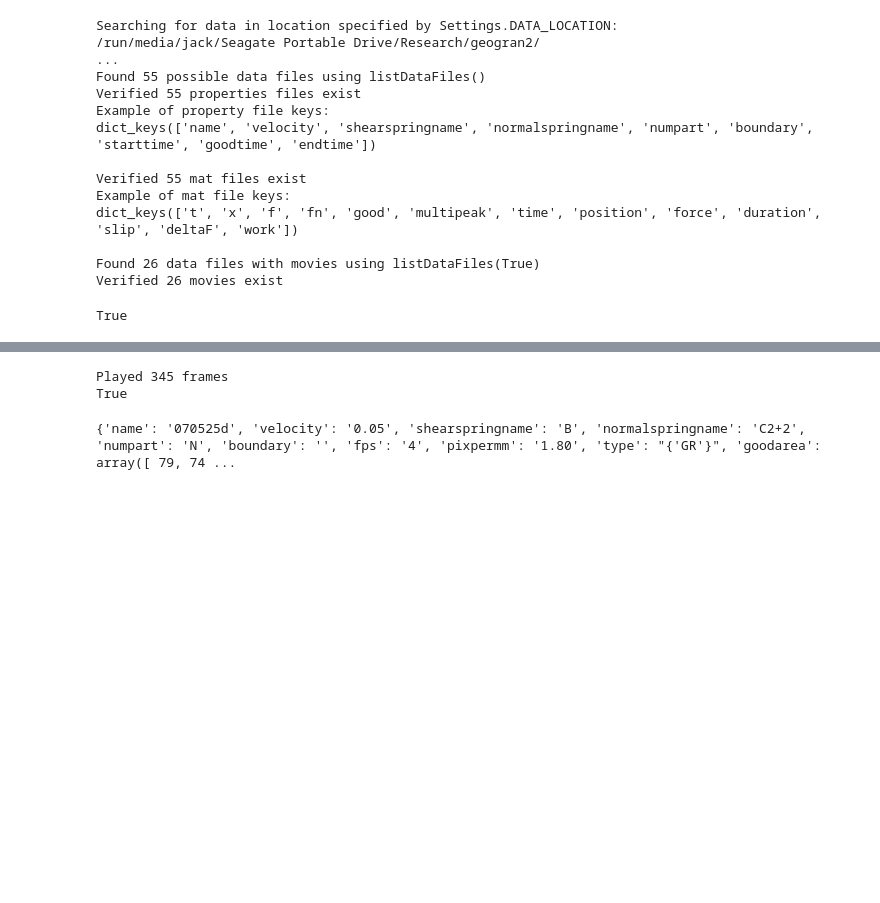
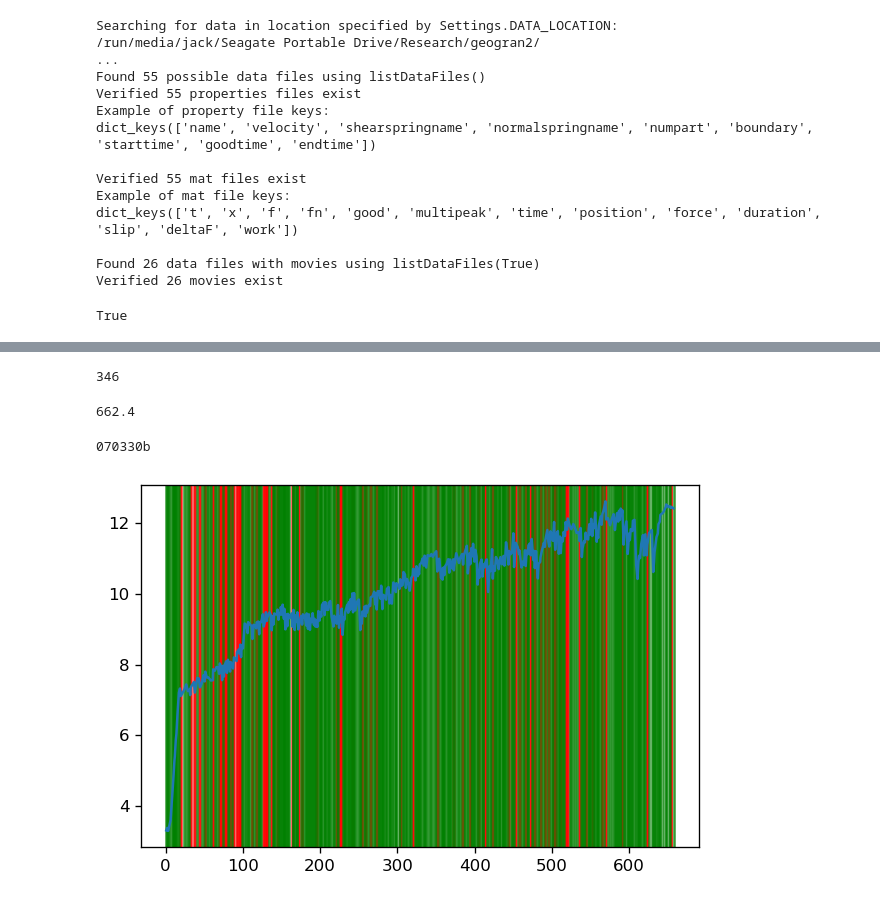
Before and after one commit to Jfeatherstone/FailurePrediction, a Jupyter notebook: VideoLoading.ipynb, the cells around one changed output, grey strips where cells are left out. Cells and saved outputs as stored; diff of their text form; code cells hidden in the pictures; blank space fills up the shorter version.

Commit message:
Minor edits to Sampling, playVideo now returns number of frames

```diff
--- a/VideoLoading.ipynb
+++ b/VideoLoading.ipynb
@@ -5,6 +5,8 @@ This file is for testing my methods for loading in the video data and manipulati
 # %%
 import numpy as np
 import matplotlib.pyplot as plt
+import matplotlib
+matplotlib.rcParams['figure.dpi'] = 120
 import cv2 # OpenCV
 import os
 
@@ -58,5 +55,4 @@ print(len(matFiles[0]["good"]))
 # %%
-Sampling.playVideo(videos[0])
+Sampling.playVideo(videos[0], propertyFiles[0])
 # %% [output]
-Played 345 frames
-True
+346
@@ -65,20 +58,0 @@ cv2.destroyAllWindows()
-# %%
-keys = []
-values = []
-with open('070525d.rundata') as file:
-    for line in file.read().split('\n'):
-        try:
-            newKey, newValue = line.split('=')
-            keys.append(newKey.strip())
-            values.append(newValue.strip())
-        except:
-            pass # Ignore whitespace lines
-
-runProperties = dict(zip(keys, values))
-
-# Convert the good area to be a proper array
-runProperties["goodarea"] = np.array([i.strip() for i in runProperties["goodarea"][1:-2].split()], dtype='int')
-
-print(runProperties)
-# %% [output]
-{'name': '070525d', 'velocity': '0.05', 'shearspringname': 'B', 'normalspringname': 'C2+2', 'numpart': 'N', 'boundary': '', 'fps': '4', 'pixpermm': '1.80', 'type': "{'GR'}", 'goodarea': array([ 79, 74 ...
@@ -113,0 +59,20 @@ cv2.destroyAllWindows()
+# %%
+print(345*1.92)
+# %% [output]
+662.4
+# %%
+print(dataFiles[0])
+peakTimes = [matFiles[0]["time"][i] for i in range(len(matFiles[0]["time"])) if bool(matFiles[0]["multipeak"][i])]
+slipTimes = [matFiles[0]["time"][i] for i in range(len(matFiles[0]["time"])) if not bool(matFiles[0]["multipeak"][i])]
+for p in peakTimes:
+    plt.axvline(p, color='r', alpha=.8)
+for s in slipTimes:
+    plt.axvline(s, color='g', alpha=.8)
+
+#plt.plot(matFiles[0]["t"], matFiles[0]["f"])
+plt.plot(matFiles[0]["time"], matFiles[0]["force"])
+
+plt.show()
+# %% [output]
+070330b
+[figure, added]
```
Also changed, not shown: parts of 5 cells of this notebook, 3 other files.
